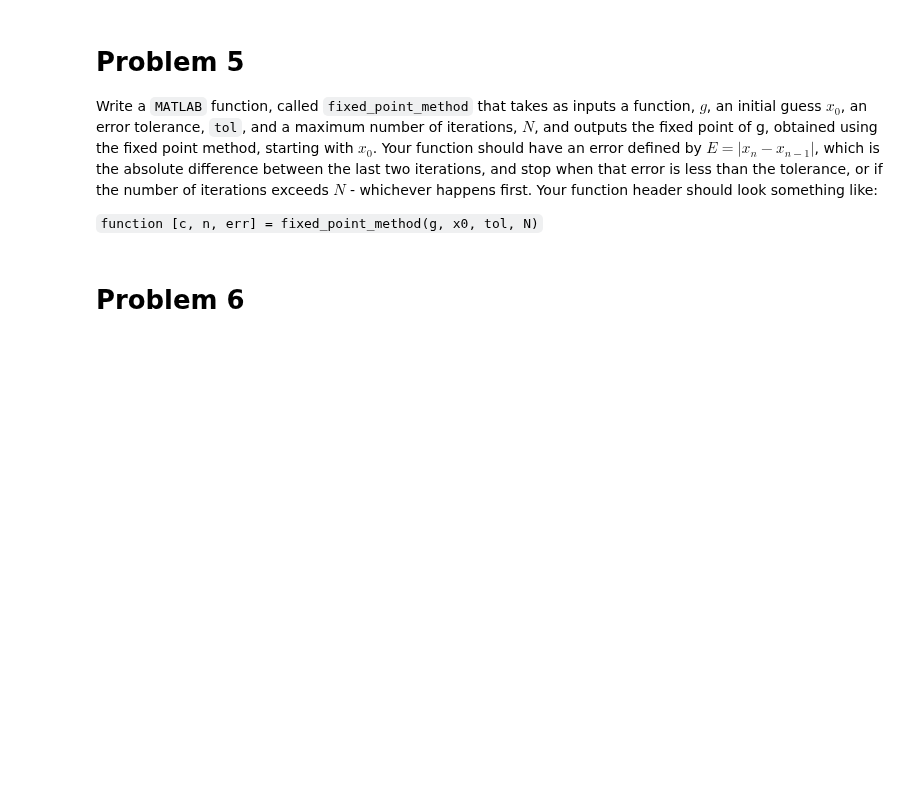
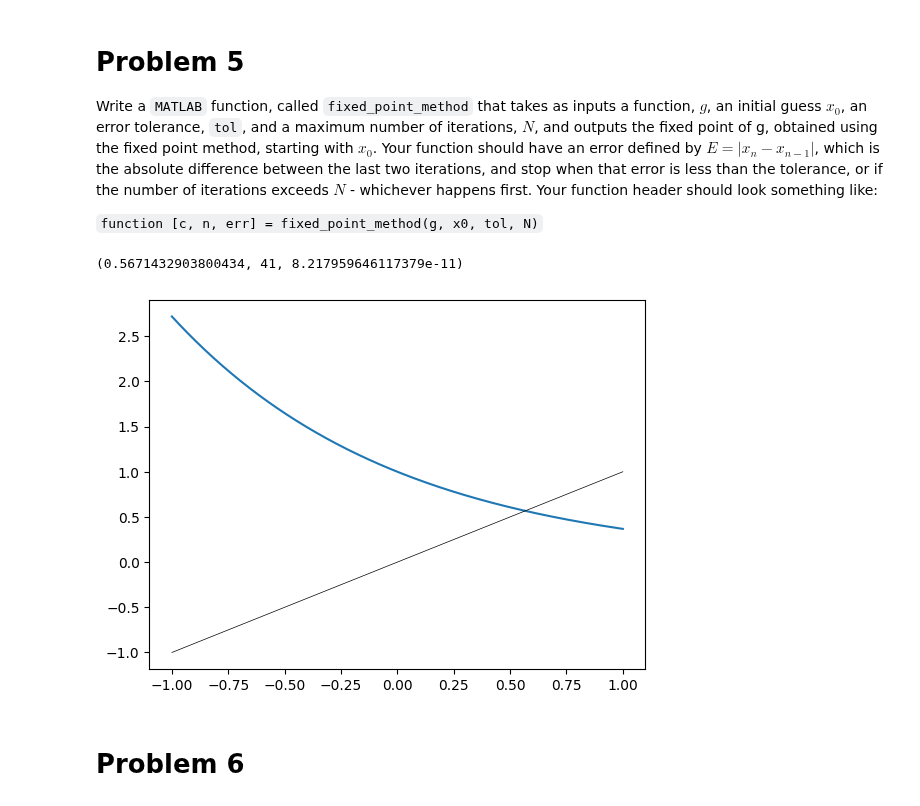
Before and after one commit to BlackHat-Magic/Math-131-HW2, a Jupyter notebook: main.ipynb, the cells around one changed output. Drawn from its saved outputs; the diff is of its cells as text; code cells hidden in the pictures; blank space fills up the shorter version.

```diff
--- a/main.ipynb
+++ b/main.ipynb
@@ -114,7 +123,7 @@ plt.show()
 
 Using the built-in function solve from Matlab, compute the exact root and compare it to your solution.
 # %%
-x = Symbol("x")
-equation = (2*x**3 + 3*x - 1)*sympy.cos(x) - x
-solve(equation, x)
+interval = [-1, 1]
+result = root_scalar(f, bracket=interval)
+result.root
 # %% [output]
@@ -180,6 +176,19 @@ def fixed_point_method(g: Callable, x_0: float = 0, tol: float = 1e-5, N: int =
     # ---------------------------------------------------------
     print("Maximum iterations exceeded")
     return(x, i, err)
+# %%
+fixed_point_method(lambda x: math.exp(x*-1), tol=1e-10)
+# %% [output]
+(0.5671432903800434, 41, 8.217959646117379e-11)
+# %%
+g = lambda x: numpy.exp(x*-1)
+xs = numpy.linspace(-1, 1, 400)
+y = g(xs)
+plt.plot(xs, y)
+plt.plot(xs, xs, color="black", linewidth=0.5)
+plt.show()
+# %% [output]
+[figure, added]
 # %% [markdown]
 # Problem 6
 # %% [markdown]
```
Also changed, not shown: parts of 15 cells of this notebook, 17 other files.
